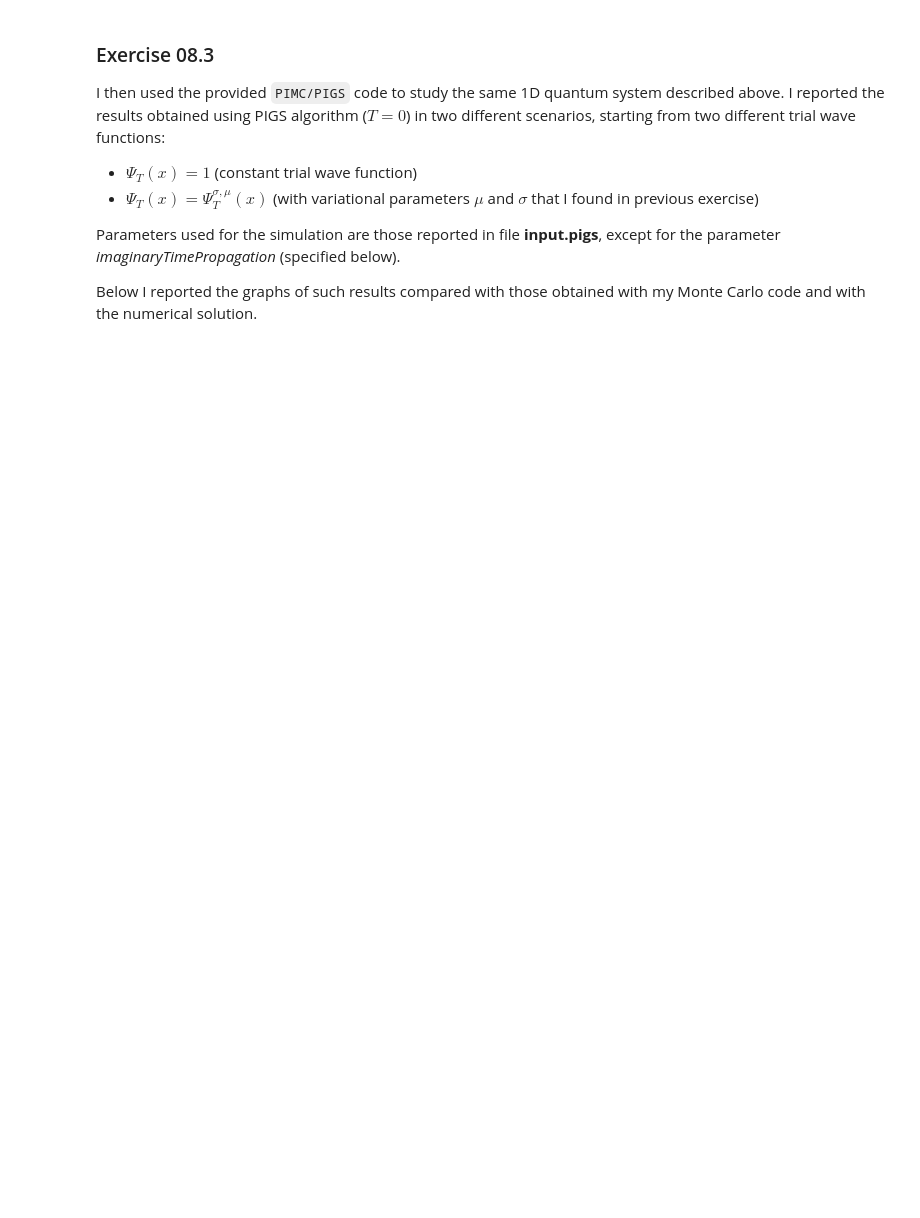
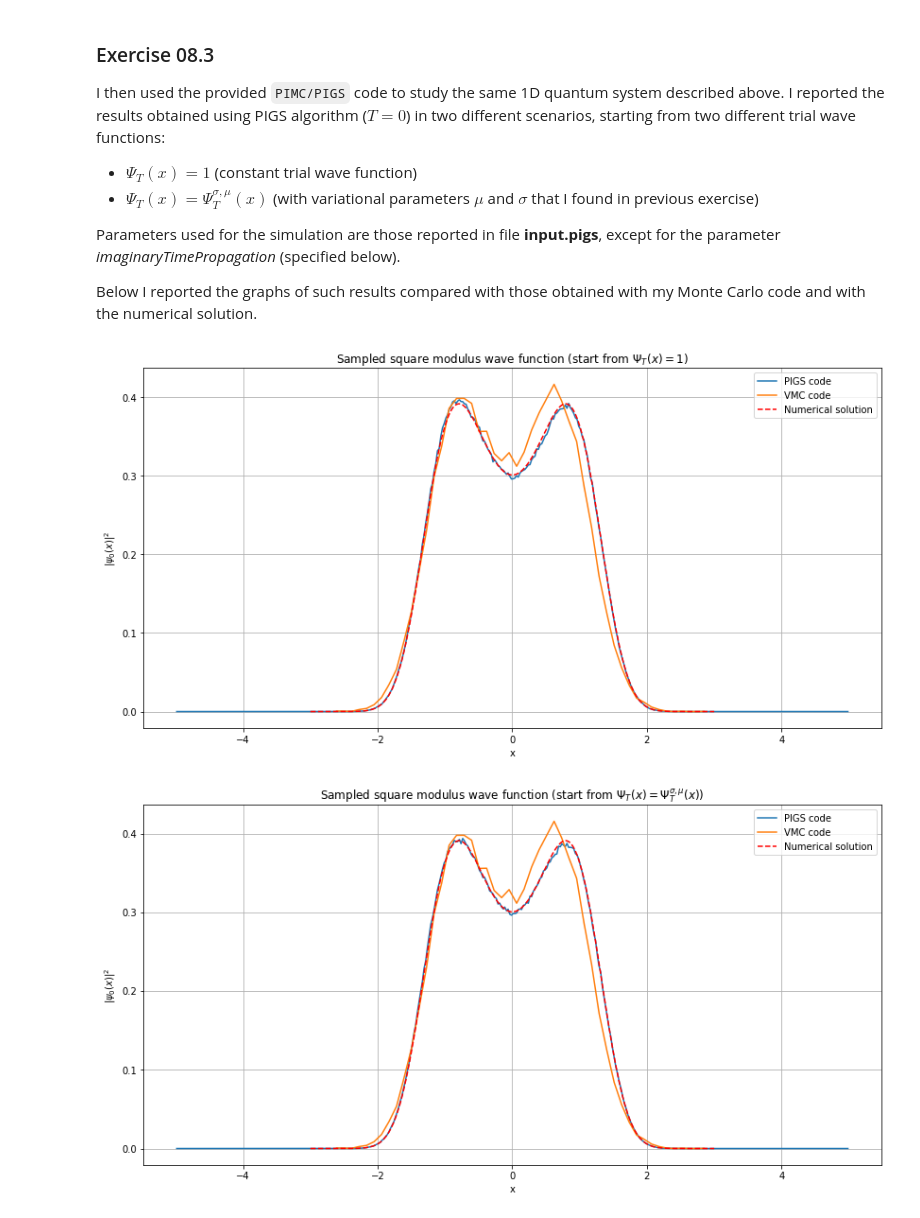
Before and after one commit to mattbona/numerical-simulation-laboratory, a Jupyter notebook: NSL-08/notebook/LSN_Exercises_08.ipynb, the cells around one changed output. Saved outputs shown, nothing was run; the diff lists cells and outputs as text; code cells hidden in the pictures; blank space fills up the shorter version.

```diff
--- a/NSL-08/notebook/LSN_Exercises_08.ipynb
+++ b/NSL-08/notebook/LSN_Exercises_08.ipynb
@@ -173,3 +172,32 @@ I reported the results obtained using PIGS algorithm ($T=0$) in two different sc
 Parameters used for the simulation are those reported in file **input.pigs**, except for the parameter *imaginaryTimePropagation* (specified below).
 
 Below I reported the graphs of such results compared with those obtained with my Monte Carlo code and with the numerical solution.
+# %%
+plt.figure(1, figsize=(14,7))
+x_pigs_const, y_pigs_const, yerr_pigs_const = np.loadtxt("../results/probability_pigs_uniform.dat", unpack = True)
+
+plt.plot(x_pigs_const, y_pigs_const, label="PIGS code")
+plt.plot(data_bin[:-1],data, label="VMC code")
+plt.plot(x,(psi[0])**2, label="Numerical solution", linestyle='dashed', color='r')
+plt.title("Sampled square modulus wave function (start from $\Psi_T(x)=1$)")
+plt.xlabel("x")
+plt.ylabel(r"$|\psi_0(x)|^2$")
+plt.grid(True)
+plt.legend()
+
+plt.figure(2, figsize=(14,7))
+x_pigs_tr, y_pigs_tr, yerr_pigs_tr = np.loadtxt("../results/probability_pigs_exact.dat", unpack = True)
+
+plt.plot(x_pigs_tr, y_pigs_tr, label="PIGS code")
+plt.plot(data_bin[:-1], data, label="VMC code")
+plt.plot(x,(psi[0])**2, label="Numerical solution", linestyle='dashed', color='r')
+plt.title("Sampled square modulus wave function (start from $\Psi_T(x) = \Psi_T^{\sigma,\mu}(x)$)")
+plt.xlabel("x")
+plt.ylabel(r"$|\psi_0(x)|^2$")
+plt.grid(True)
+plt.legend()
+
+plt.show()
+# %% [output]
+[figure, added]
+[figure, added]
```
Also changed, not shown: parts of 4 cells of this notebook, 8 other files.
